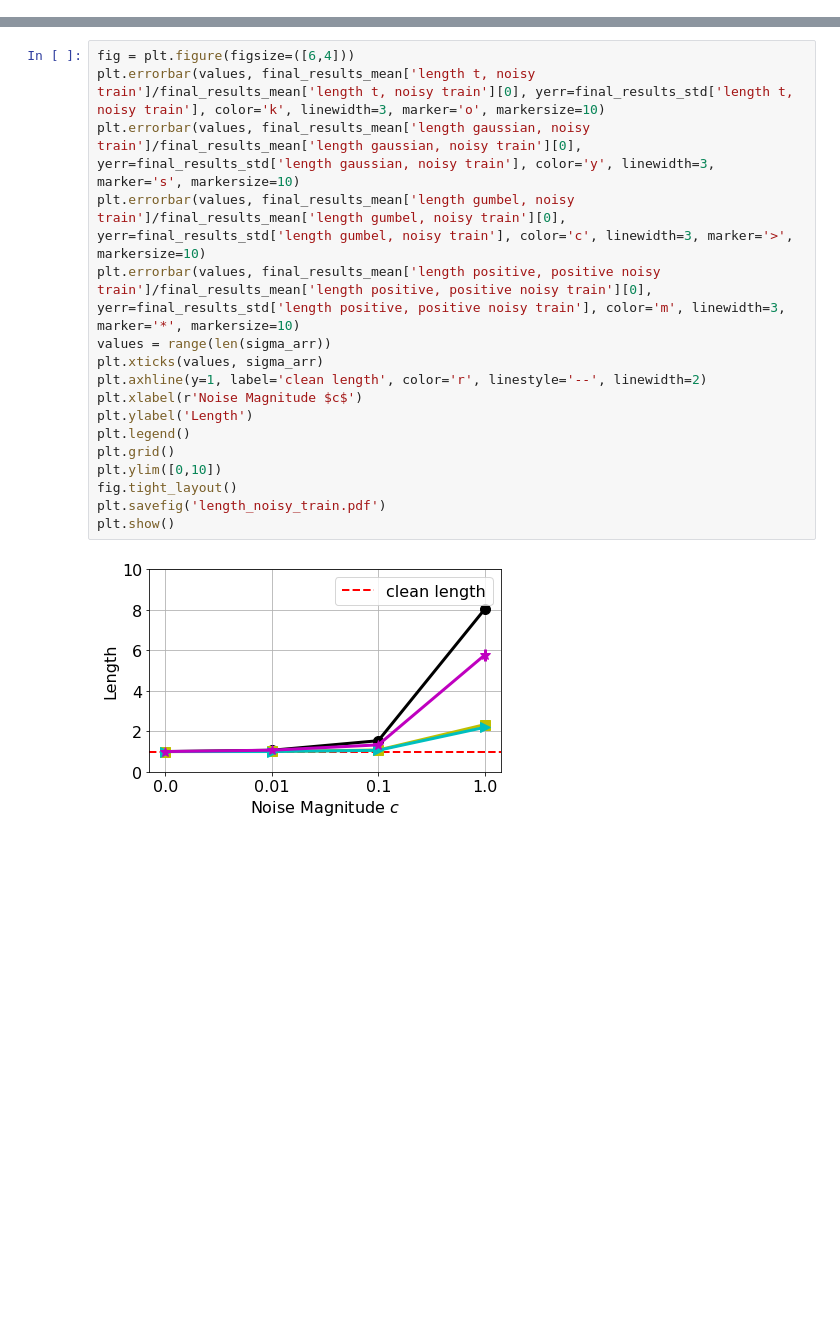
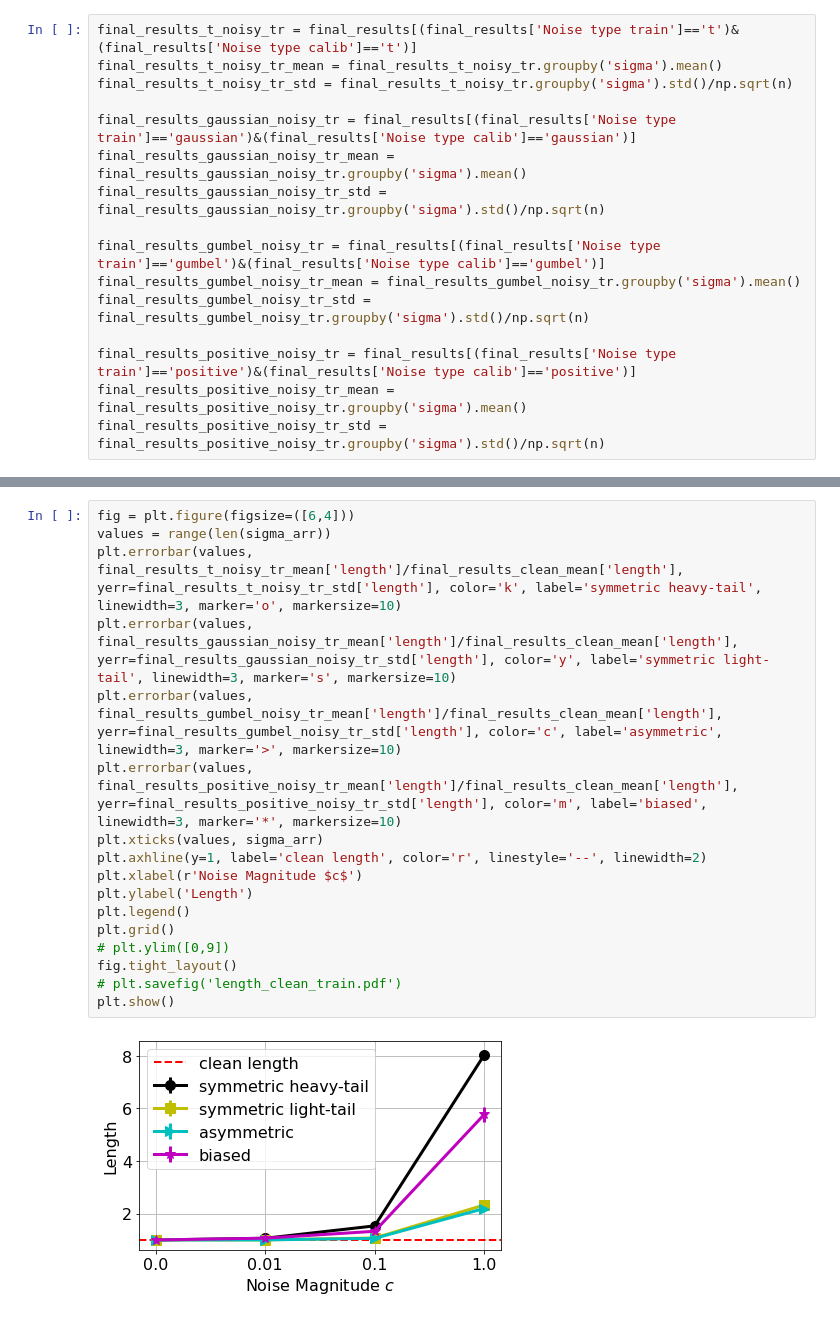
Before and after one commit to bat-sheva/Conformal-Label-Noise, a Jupyter notebook: synthetic_reg/show_results_synthetic_reg.ipynb, the cells around one changed output, grey strips where cells are left out. Cells and saved outputs as stored; diff of their text form; blank space fills up the shorter version.

```diff
--- a/synthetic_reg/show_results_synthetic_reg.ipynb
+++ b/synthetic_reg/show_results_synthetic_reg.ipynb
@@ -80,2 +99,18 @@ plt.show()
+# %%
+final_results_t_noisy_tr = final_results[(final_results['Noise type train']=='t')&(final_results['Noise type calib']=='t')]
+final_results_t_noisy_tr_mean = final_results_t_noisy_tr.groupby('sigma').mean()
+final_results_t_noisy_tr_std = final_results_t_noisy_tr.groupby('sigma').std()/np.sqrt(n)
+
+final_results_gaussian_noisy_tr = final_results[(final_results['Noise type train']=='gaussian')&(final_results['Noise type calib']=='gaussian')]
+final_results_gaussian_noisy_tr_mean = final_results_gaussian_noisy_tr.groupby('sigma').mean()
+final_results_gaussian_noisy_tr_std = final_results_gaussian_noisy_tr.groupby('sigma').std()/np.sqrt(n)
+
+final_results_gumbel_noisy_tr = final_results[(final_results['Noise type train']=='gumbel')&(final_results['Noise type calib']=='gumbel')]
+final_results_gumbel_noisy_tr_mean = final_results_gumbel_noisy_tr.groupby('sigma').mean()
+final_results_gumbel_noisy_tr_std = final_results_gumbel_noisy_tr.groupby('sigma').std()/np.sqrt(n)
+
+final_results_positive_noisy_tr = final_results[(final_results['Noise type train']=='positive')&(final_results['Noise type calib']=='positive')]
+final_results_positive_noisy_tr_mean = final_results_positive_noisy_tr.groupby('sigma').mean()
+final_results_positive_noisy_tr_std = final_results_positive_noisy_tr.groupby('sigma').std()/np.sqrt(n)
 # %%
 fig = plt.figure(figsize=([6,4]))
@@ -98,20 +132,20 @@ plt.show()
 [figure]
 # %%
 fig = plt.figure(figsize=([6,4]))
-plt.errorbar(values, final_results_mean['length t, noisy train']/final_results_mean['length t, noisy train'][0], yerr=final_results_std['length t, noisy train'], color='k', linewidth=3, marker='o', markersize=10)
-plt.errorbar(values, final_results_mean['length gaussian, noisy train']/final_results_mean['length gaussian, noisy train'][0], yerr=final_results_std['length gaussian, noisy train'], color='y', linewidth=3, marker='s', markersize=10)
-plt.errorbar(values, final_results_mean['length gumbel, noisy train']/final_results_mean['length gumbel, noisy train'][0], yerr=final_results_std['length gumbel, noisy train'], color='c', linewidth=3, marker='>', markersize=10)
-plt.errorbar(values, final_results_mean['length positive, positive noisy train']/final_results_mean['length positive, positive noisy train'][0], yerr=final_results_std['length positive, positive noisy train'], color='m', linewidth=3, marker='*', markersize=10)
 values = range(len(sigma_arr))
+plt.errorbar(values, final_results_t_noisy_tr_mean['length']/final_results_clean_mean['length'], yerr=final_results_t_noisy_tr_std['length'], color='k', label='symmetric heavy-tail', linewidth=3, marker='o', markersize=10)
+plt.errorbar(values, final_results_gaussian_noisy_tr_mean['length']/final_results_clean_mean['length'], yerr=final_results_gaussian_noisy_tr_std['length'], color='y', label='symmetric light-tail', linewidth=3, marker='s', markersize=10)
+plt.errorbar(values, final_results_gumbel_noisy_tr_mean['length']/final_results_clean_mean['length'], yerr=final_results_gumbel_noisy_tr_std['length'], color='c', label='asymmetric', linewidth=3, marker='>', markersize=10)
+plt.errorbar(values, final_results_positive_noisy_tr_mean['length']/final_results_clean_mean['length'], yerr=final_results_positive_noisy_tr_std['length'], color='m', label='biased', linewidth=3, marker='*', markersize=10)
 plt.xticks(values, sigma_arr)
 plt.axhline(y=1, label='clean length', color='r', linestyle='--', linewidth=2)
 plt.xlabel(r'Noise Magnitude $c$')
 plt.ylabel('Length')
 plt.legend()
 plt.grid()
-plt.ylim([0,10])
+# plt.ylim([0,9])
 fig.tight_layout()
-plt.savefig('length_noisy_train.pdf')
+# plt.savefig('length_clean_train.pdf')
 plt.show()
 # %% [output]
-[figure, old version]
+[figure, new version]
```
Also changed, not shown: parts of 19 cells of this notebook, 3 other files.
